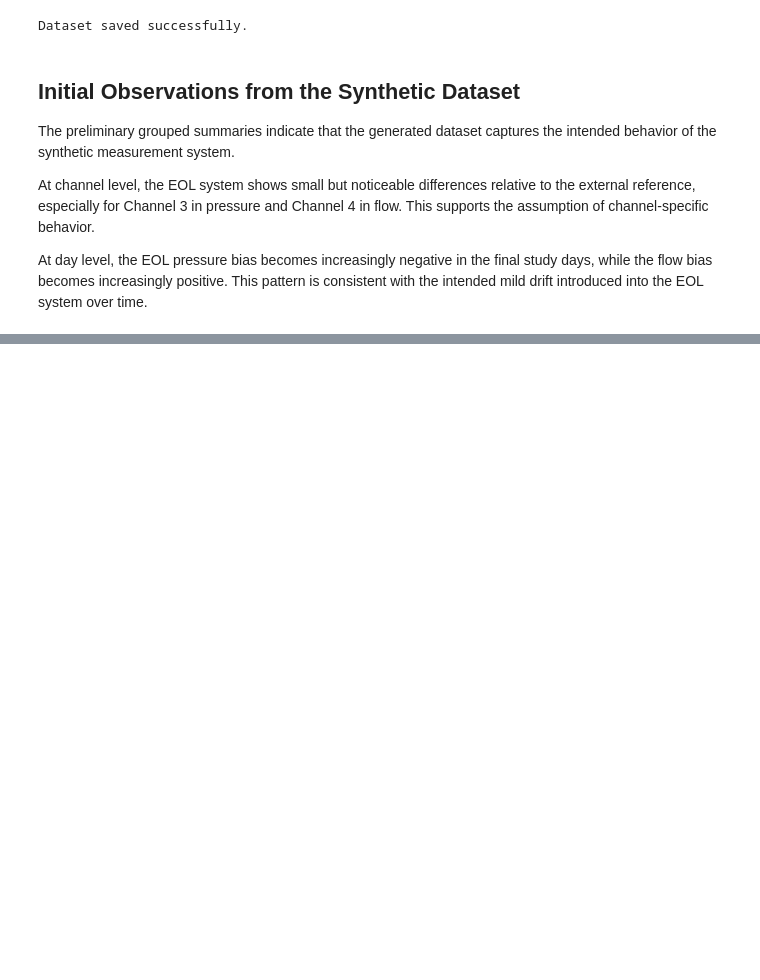
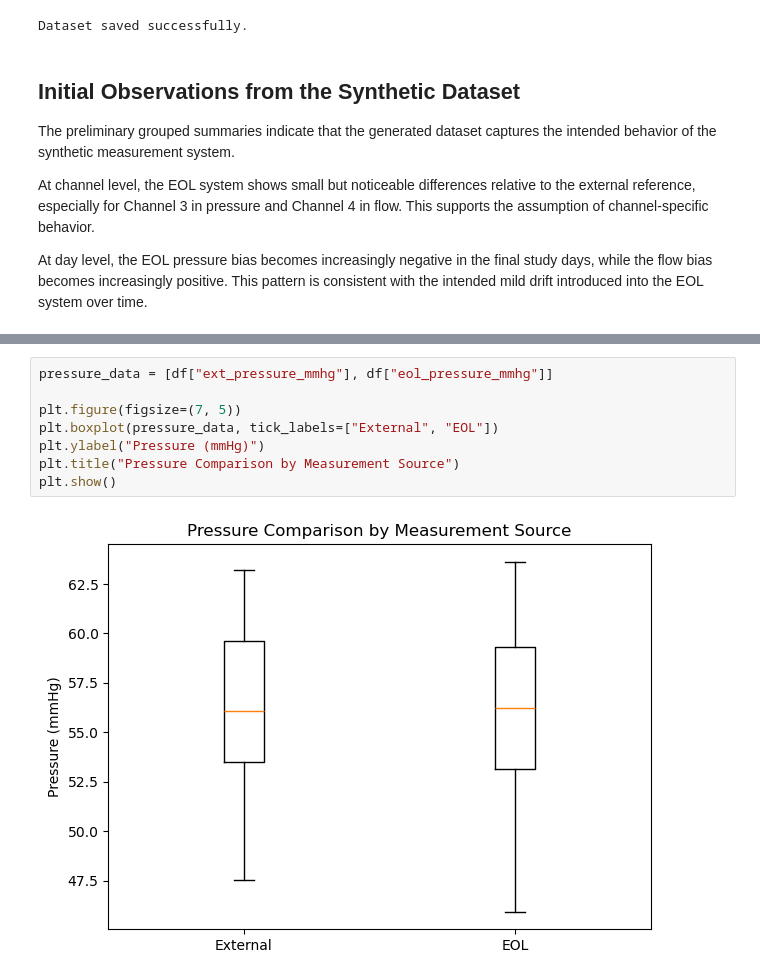
Before and after one commit to simonsvp/EOL-Measurement-System-Analysis-with-ANOVA-and-Decision-Risk, a Jupyter notebook: measurement_system_analysis.ipynb, the cells around one changed output, grey strips where cells are left out. Cells and saved outputs as stored; diff of their text form; blank space fills up the shorter version.

```diff
--- a/measurement_system_analysis.ipynb
+++ b/measurement_system_analysis.ipynb
@@ -563,0 +752,10 @@ At day level, the EOL pressure bias becomes increasingly negative in the final s
+# %%
+pressure_data = [df["ext_pressure_mmhg"], df["eol_pressure_mmhg"]]
+
+plt.figure(figsize=(7, 5))
+plt.boxplot(pressure_data, tick_labels=["External", "EOL"])
+plt.ylabel("Pressure (mmHg)")
+plt.title("Pressure Comparison by Measurement Source")
+plt.show()
+# %% [output]
+[figure, added]
```
Also changed, not shown: parts of 26 cells of this notebook.
